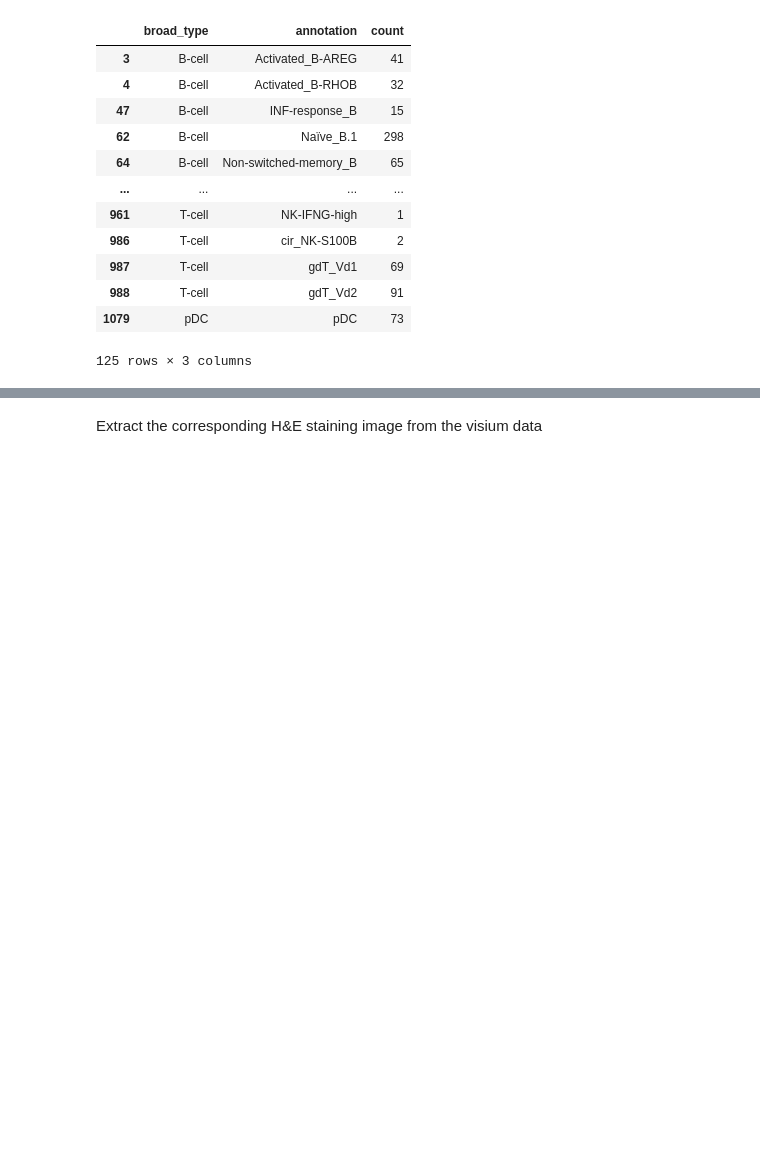
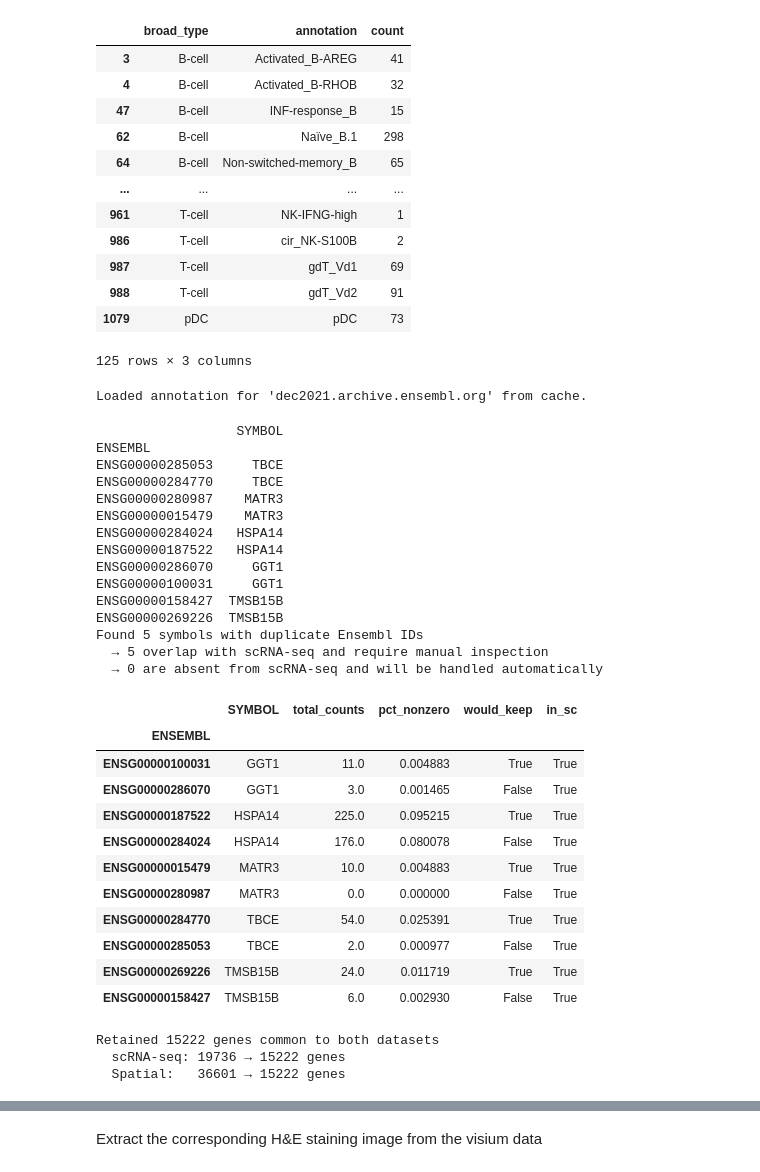
Before and after one commit to edgarfelizmenio/HyperSpot, a Jupyter notebook: demo/Human Kidney Cancer Interface 0 - HGCTSVG Data Preparation.ipynb, the cells around one changed output, grey strips where cells are left out. Drawn from its saved outputs; the diff is of its cells as text; code cells hidden in the pictures; blank space fills up the shorter version.

```diff
--- a/demo/Human Kidney Cancer Interface 0 - HGCTSVG Data Preparation.ipynb
+++ b/demo/Human Kidney Cancer Interface 0 - HGCTSVG Data Preparation.ipynb
@@ -58,3 +71,40 @@ out
 | 988 | T-cell | gdT_Vd2 | 91 |
 | 1079 | pDC | pDC | 73 |
 125 rows × 3 columns
+# %%
+# possible archives:
+# feb2021.archive.ensembl.org - currently not available
+geneset = common.get_annotation(host="dec2021.archive.ensembl.org")
+# %% [output]
+Loaded annotation for 'dec2021.archive.ensembl.org' from cache.
+# %%
+conflicts = common.find_conflicting_genes(adata_sc, adata_st_inter, geneset)
+conflicts
+# %% [output]
+                  SYMBOL
+ENSEMBL
+ENSG00000285053     TBCE
+ENSG00000284770     TBCE
+ENSG00000280987    MATR3
+ENSG00000015479    MATR3
+ENSG00000284024   HSPA14
+ENSG00000187522   HSPA14
+ENSG00000286070     GGT1
+ENSG00000100031     GGT1
+ENSG00000158427  TMSB15B
+ENSG00000269226  TMSB15B
+Found 5 symbols with duplicate Ensembl IDs
+  → 5 overlap with scRNA-seq and require manual inspection
+  → 0 are absent from scRNA-seq and will be handled automatically
+|  | SYMBOL | total_counts | pct_nonzero | would_keep | in_sc |
+| ENSEMBL |  |  |  |  |  |
+| ENSG00000100031 | GGT1 | 11.0 | 0.004883 | True | True |
+| ENSG00000286070 | GGT1 | 3.0 | 0.001465 | False | True |
+| ENSG00000187522 | HSPA14 | 225.0 | 0.095215 | True | True |
+| ENSG00000284024 | HSPA14 | 176.0 | 0.080078 | False | True |
+| ENSG00000015479 | MATR3 | 10.0 | 0.004883 | True | True |
+| ENSG00000280987 | MATR3 | 0.0 | 0.000000 | False | True |
+| ENSG00000284770 | TBCE | 54.0 | 0.025391 | True | True |
+| ENSG00000285053 | TBCE | 2.0 | 0.000977 | False | True |
+| ENSG00000269226 | TMSB15B | 24.0 | 0.011719 | True | True |
+| ENSG00000158427 | TMSB15B | 6.0 | 0.002930 | False | True |
@@ -61,15 +122,17 @@ out
 # %%
-# Format data to use ENSEMBL gene id as index
-# necessary to align indexes of st and sc datasets
-
 # TODO
 # TMSB15B -> rename ENSG00000269226 to TMSB15C
 # MATR3 -> drop ENS00000280987
 # TBCE -> drop ENSG00000285053
-adata_sc, adata_st_inter = common.use_ensembl_gene_ids(adata_sc, adata_st_inter,
-                                                 host="http://oct2022.archive.ensembl.org",
-                                                 drop_cols = ["ENSG00000280987", "ENSG00000285053"],
-                                                 rename_cols = {"ENSG00000269226": "TMSB15C"})
+adata_sc, adata_st_inter = common.use_ensembl_gene_ids(adata_sc,
+                                                         adata_st_inter,
+                                                         geneset,
+                                                         drop_cols = drop_cols,
+                                                         rename_cols = rename_cols)
+# %% [output]
+Retained 15222 genes common to both datasets
+  scRNA-seq: 19736 → 15222 genes
+  Spatial:   36601 → 15222 genes
 # %%
 adata_sc.X.max(), adata_sc.X.mean()
 # %% [output]
```
Also changed, not shown: parts of 15 cells of this notebook, 27 other files.
